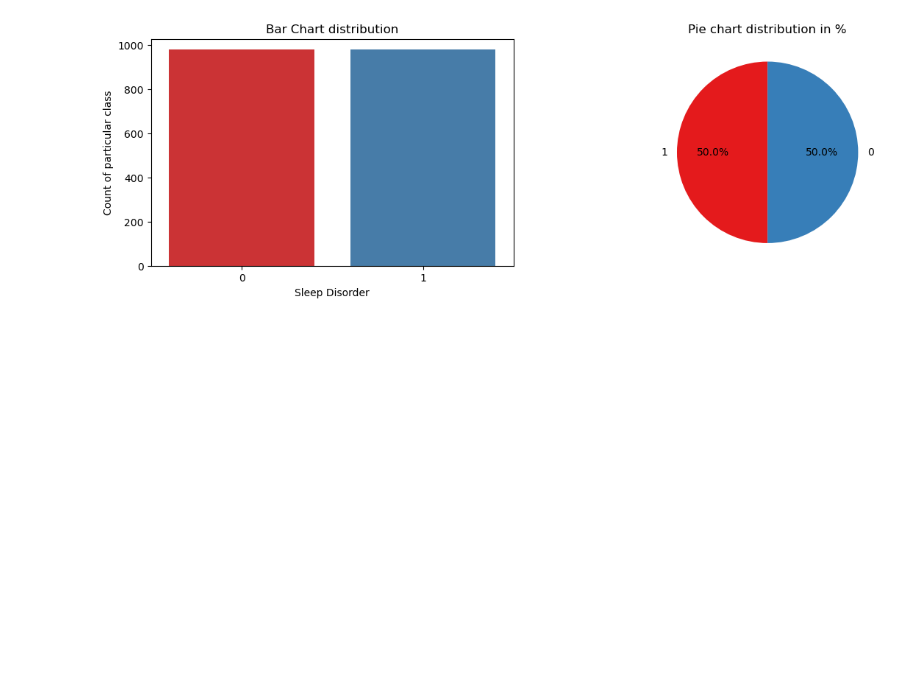
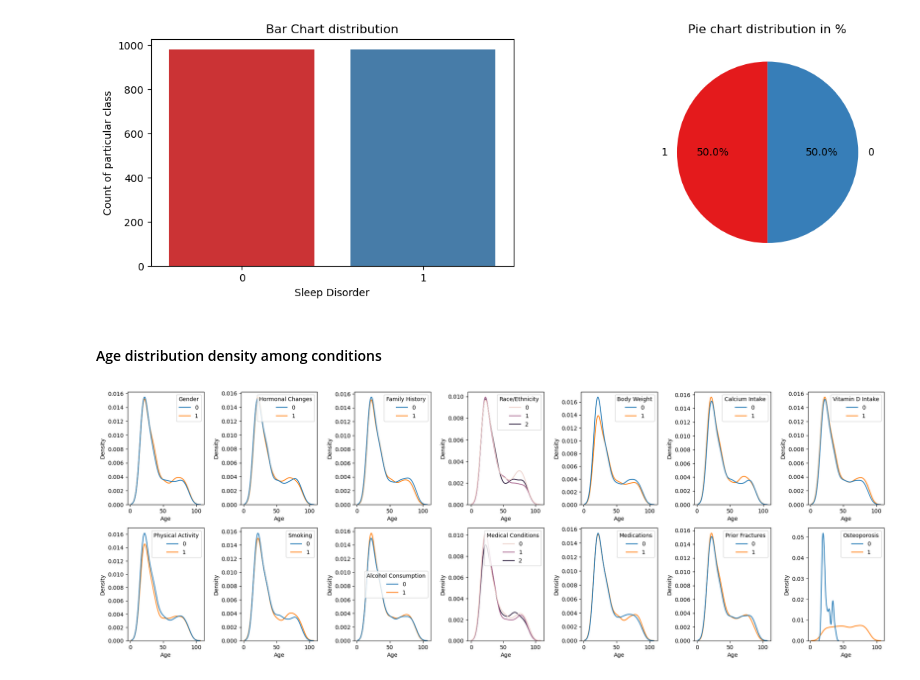
Before and after one commit to NavyaSai-V/Predicting-Osteoporosis-Risk, a Jupyter notebook: Osteoporrosis.ipynb, the cells around one changed output. Drawn from its saved outputs; the diff is of its cells as text; code cells hidden in the pictures; blank space fills up the shorter version.

```diff
--- a/Osteoporrosis.ipynb
+++ b/Osteoporrosis.ipynb
@@ -295,3 +300,17 @@ Passing `palette` without assigning `hue` is deprecated and will be removed in v
 
   ax = sns.countplot(data= data, x= 'Osteoporosis', palette= palette_colors)
 [figure]
+# %% [markdown]
+#### Age distribution density among conditions
+# %%
+fig, axes = plt.subplots(nrows=2, ncols=7, figsize=(20, 7))
+index = 1
+for i in range(2):
+    for j in range(7):
+        sns.kdeplot(data, x="Age", hue=data.columns[index], ax=axes[i][j])
+        index += 1
+
+plt.tight_layout()
+plt.show()
+# %% [output]
+[figure, added]
```
Also changed, not shown: parts of 28 cells of this notebook.
